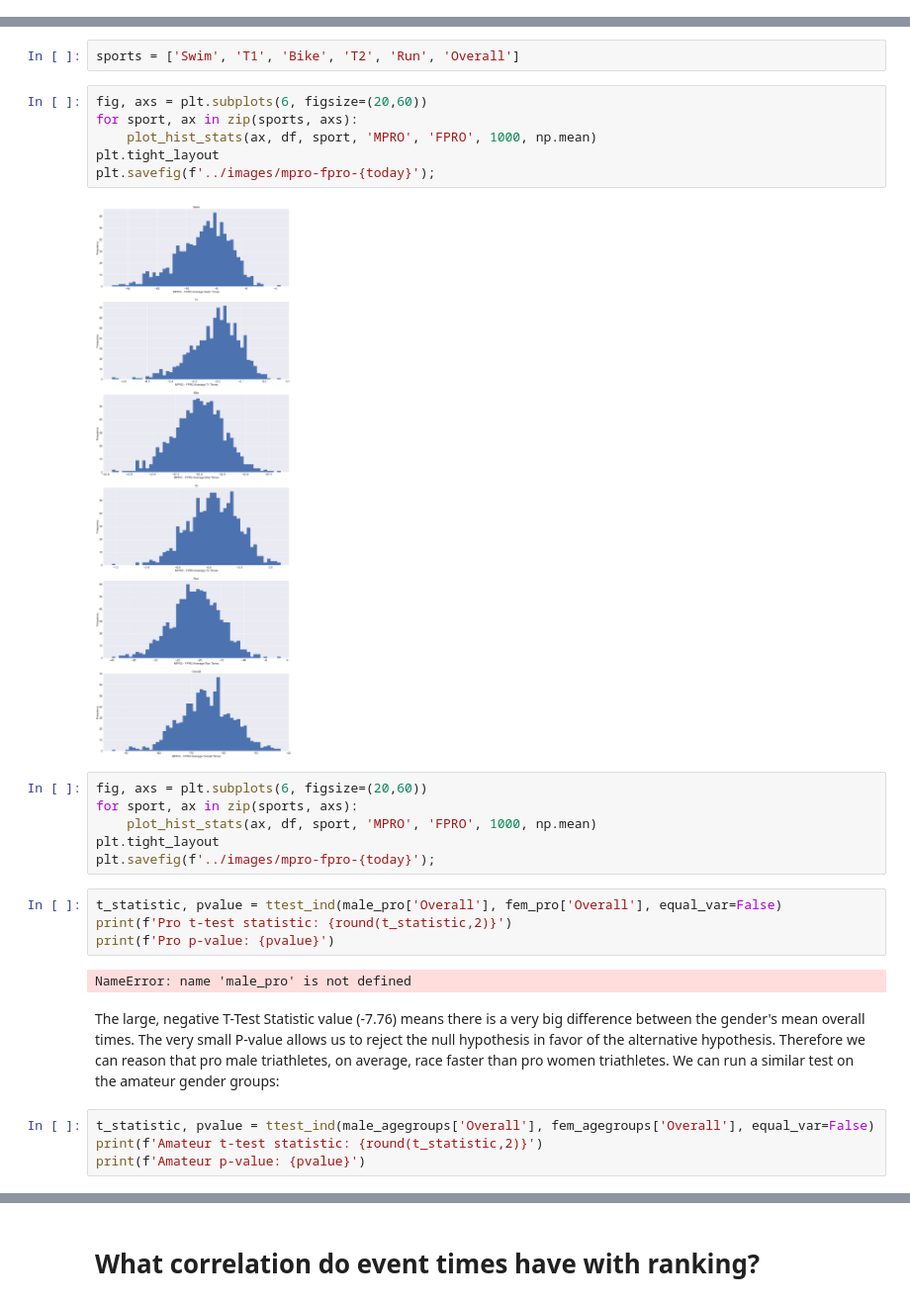
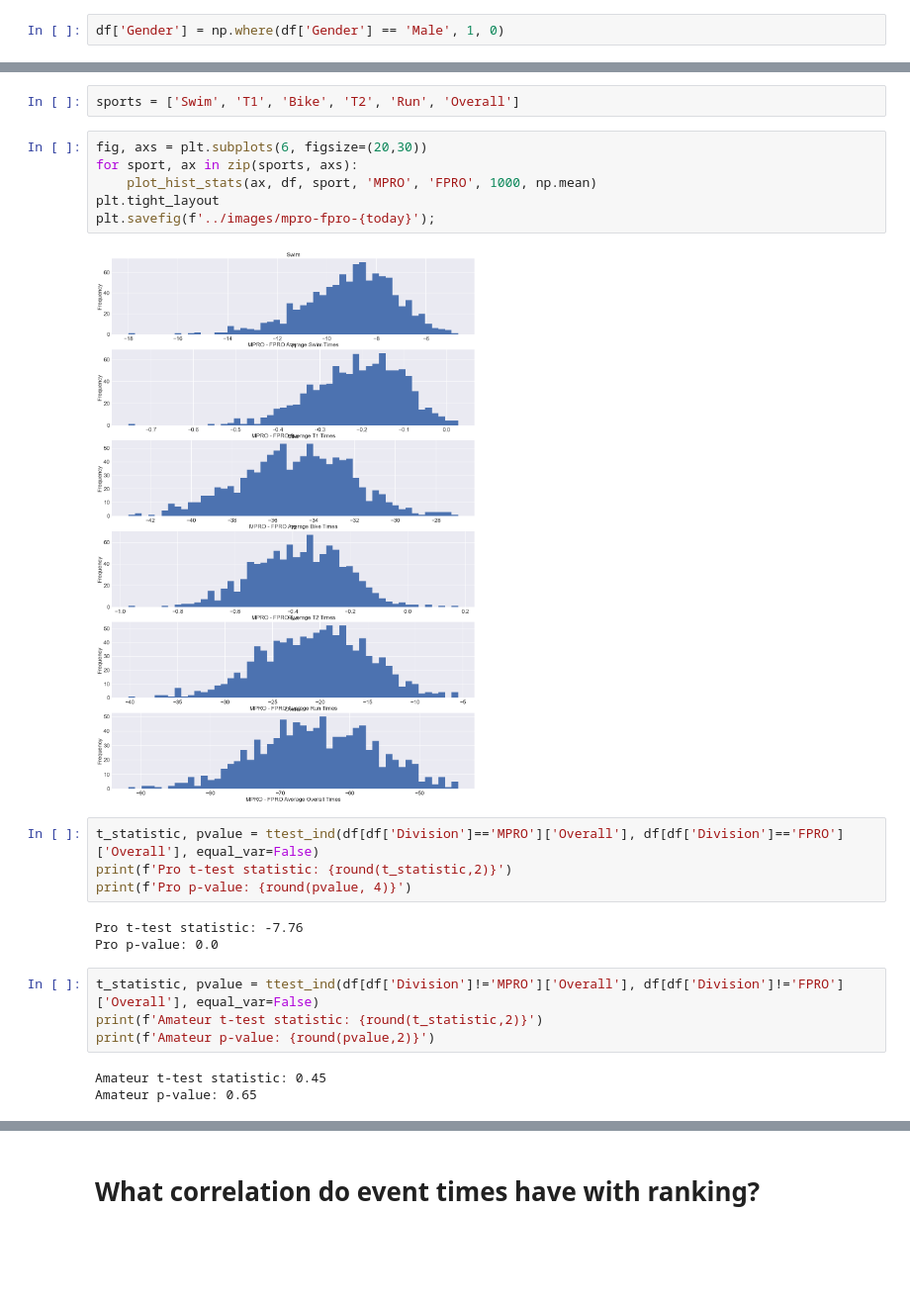
Before and after one commit to czaloumi/ironman-2019, a Jupyter notebook: src/ironman19.ipynb, the cells around one changed output, grey strips where cells are left out. Shown at 99% size. Drawn from its saved outputs; the diff is of its cells as text; blank space fills up the shorter version.

```diff
--- a/src/ironman19.ipynb
+++ b/src/ironman19.ipynb
@@ -37,6 +37,8 @@ df
 2256 rows × 13 columns
 # %% [markdown]
 # EDA
+# %%
+df['Gender'] = np.where(df['Gender'] == 'Male', 1, 0)
 # %%
 df['Division'].unique()
 # %% [output]
@@ -82,28 +84,24 @@ Alternative hypothesis: men and women mean race times are not equal, or one of t
 # %%
 sports = ['Swim', 'T1', 'Bike', 'T2', 'Run', 'Overall']
 # %%
-fig, axs = plt.subplots(6, figsize=(20,60))
+fig, axs = plt.subplots(6, figsize=(20,30))
 for sport, ax in zip(sports, axs):
     plot_hist_stats(ax, df, sport, 'MPRO', 'FPRO', 1000, np.mean)
 plt.tight_layout
 plt.savefig(f'../images/mpro-fpro-{today}');
 # %% [output]
-[figure, old version]
+[figure, new version]
-# %%
-fig, axs = plt.subplots(6, figsize=(20,60))
-for sport, ax in zip(sports, axs):
-    plot_hist_stats(ax, df, sport, 'MPRO', 'FPRO', 1000, np.mean)
-plt.tight_layout
-plt.savefig(f'../images/mpro-fpro-{today}');
 # %%
-t_statistic, pvalue = ttest_ind(male_pro['Overall'], fem_pro['Overall'], equal_var=False)
+t_statistic, pvalue = ttest_ind(df[df['Division']=='MPRO']['Overall'], df[df['Division']=='FPRO']['Overall'], equal_var=False)
 print(f'Pro t-test statistic: {round(t_statistic,2)}')
-print(f'Pro p-value: {pvalue}')
+print(f'Pro p-value: {round(pvalue, 4)}')
 # %% [output]
-NameError: name 'male_pro' is not defined
+Pro t-test statistic: -7.76
+Pro p-value: 0.0
-# %% [markdown]
-The large, negative T-Test Statistic value (-7.76) means there is a very big difference between the gender's mean overall times. The very small P-value allows us to reject the null hypothesis in favor of the alternative hypothesis. Therefore we can reason that pro male triathletes, on average, race faster than pro women triathletes. We can run a similar test on the amateur gender groups:
 # %%
-t_statistic, pvalue = ttest_ind(male_agegroups['Overall'], fem_agegroups['Overall'], equal_var=False)
+t_statistic, pvalue = ttest_ind(df[df['Division']!='MPRO']['Overall'], df[df['Division']!='FPRO']['Overall'], equal_var=False)
 print(f'Amateur t-test statistic: {round(t_statistic,2)}')
-print(f'Amateur p-value: {pvalue}')
+print(f'Amateur p-value: {round(pvalue,2)}')
+# %% [output]
+Amateur t-test statistic: 0.45
+Amateur p-value: 0.65
```
Also changed, not shown: parts of 31 cells of this notebook, 1 other file.
